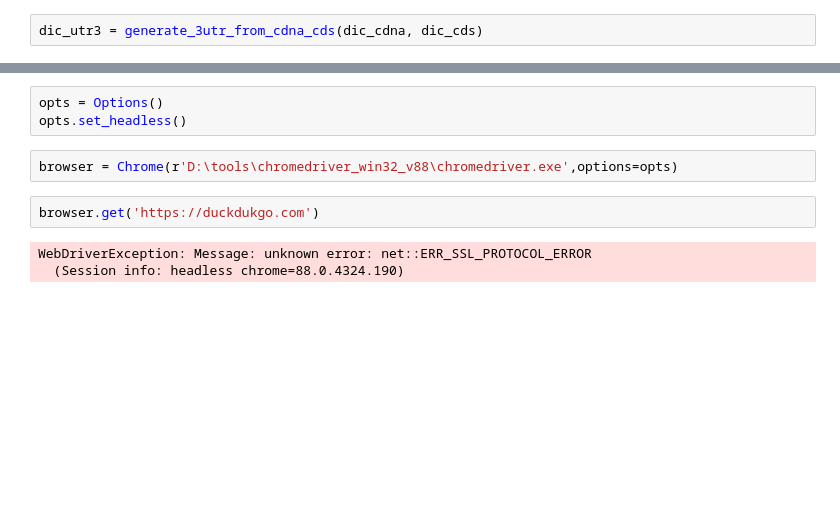
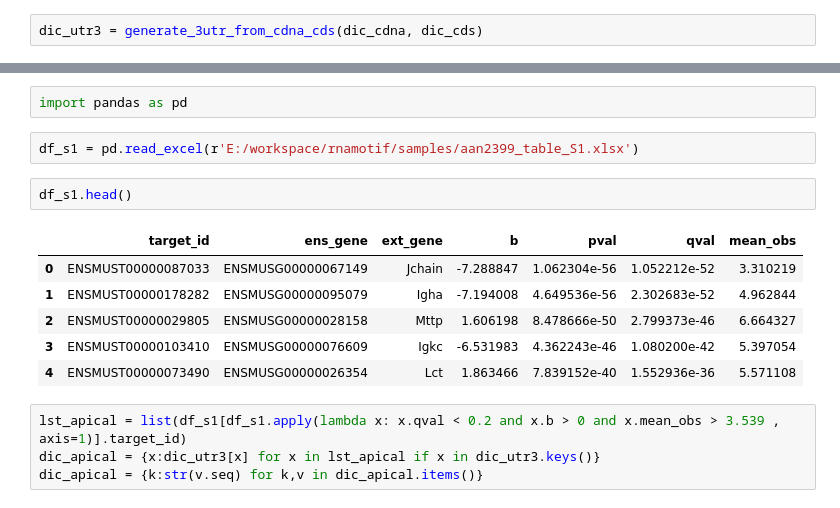
Before and after one commit to byeungchun/mofiwo, a Jupyter notebook: notebook/mofiwo test.ipynb, the cells around one changed output, grey strips where cells are left out. Cells and saved outputs as stored; diff of their text form; blank space fills up the shorter version.

```diff
--- a/notebook/mofiwo test.ipynb
+++ b/notebook/mofiwo test.ipynb
@@ -52,10 +30,17 @@ from selenium.webdriver.chrome.options import Options
-# %%
-opts = Options()
-opts.set_headless()
-# %%
-browser = Chrome(r'D:\tools\chromedriver_win32_v88\chromedriver.exe',options=opts)
-# %%
-browser.get('https://duckdukgo.com')
-# %% [output]
-WebDriverException: Message: unknown error: net::ERR_SSL_PROTOCOL_ERROR
-  (Session info: headless chrome=88.0.4324.190)
+# %%
+import pandas as pd
+# %%
+df_s1 = pd.read_excel(r'E:/workspace/rnamotif/samples/aan2399_table_S1.xlsx')
+# %%
+df_s1.head()
+# %% [output]
+|  | target_id | ens_gene | ext_gene | b | pval | qval | mean_obs |
+| 0 | ENSMUST00000087033 | ENSMUSG00000067149 | Jchain | -7.288847 | 1.062304e-56 | 1.052212e-52 | 3.310219 |
+| 1 | ENSMUST00000178282 | ENSMUSG00000095079 | Igha | -7.194008 | 4.649536e-56 | 2.302683e-52 | 4.962844 |
+| 2 | ENSMUST00000029805 | ENSMUSG00000028158 | Mttp | 1.606198 | 8.478666e-50 | 2.799373e-46 | 6.664327 |
+| 3 | ENSMUST00000103410 | ENSMUSG00000076609 | Igkc | -6.531983 | 4.362243e-46 | 1.080200e-42 | 5.397054 |
+| 4 | ENSMUST00000073490 | ENSMUSG00000026354 | Lct | 1.863466 | 7.839152e-40 | 1.552936e-36 | 5.571108 |
+# %%
+lst_apical = list(df_s1[df_s1.apply(lambda x: x.qval < 0.2 and x.b > 0 and x.mean_obs > 3.539 , axis=1)].target_id)
+dic_apical = {x:dic_utr3[x] for x in lst_apical if x in dic_utr3.keys()}
+dic_apical = {k:str(v.seq) for k,v in dic_apical.items()}
```
Also changed, not shown: parts of 23 cells of this notebook, 3 other files.
